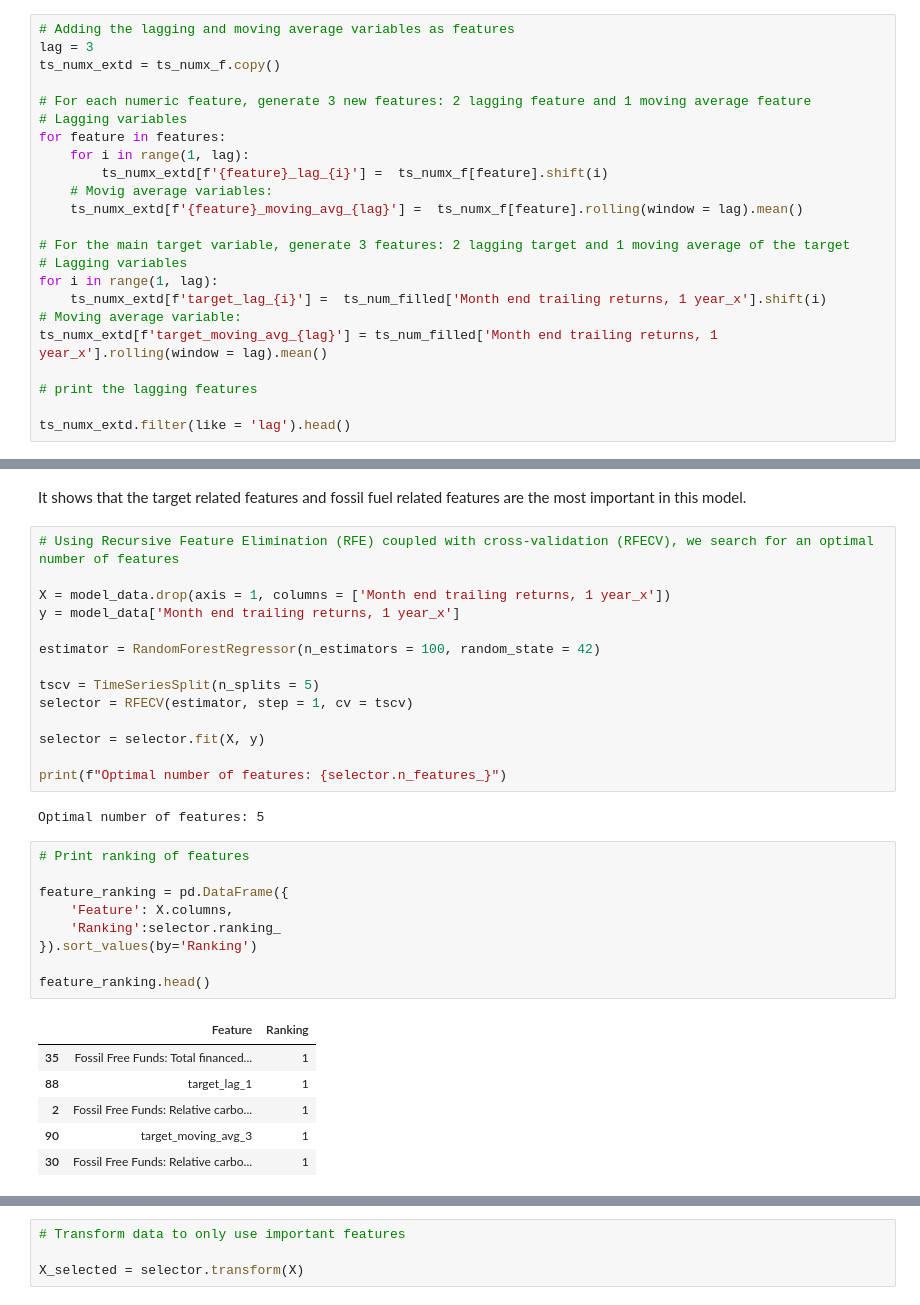
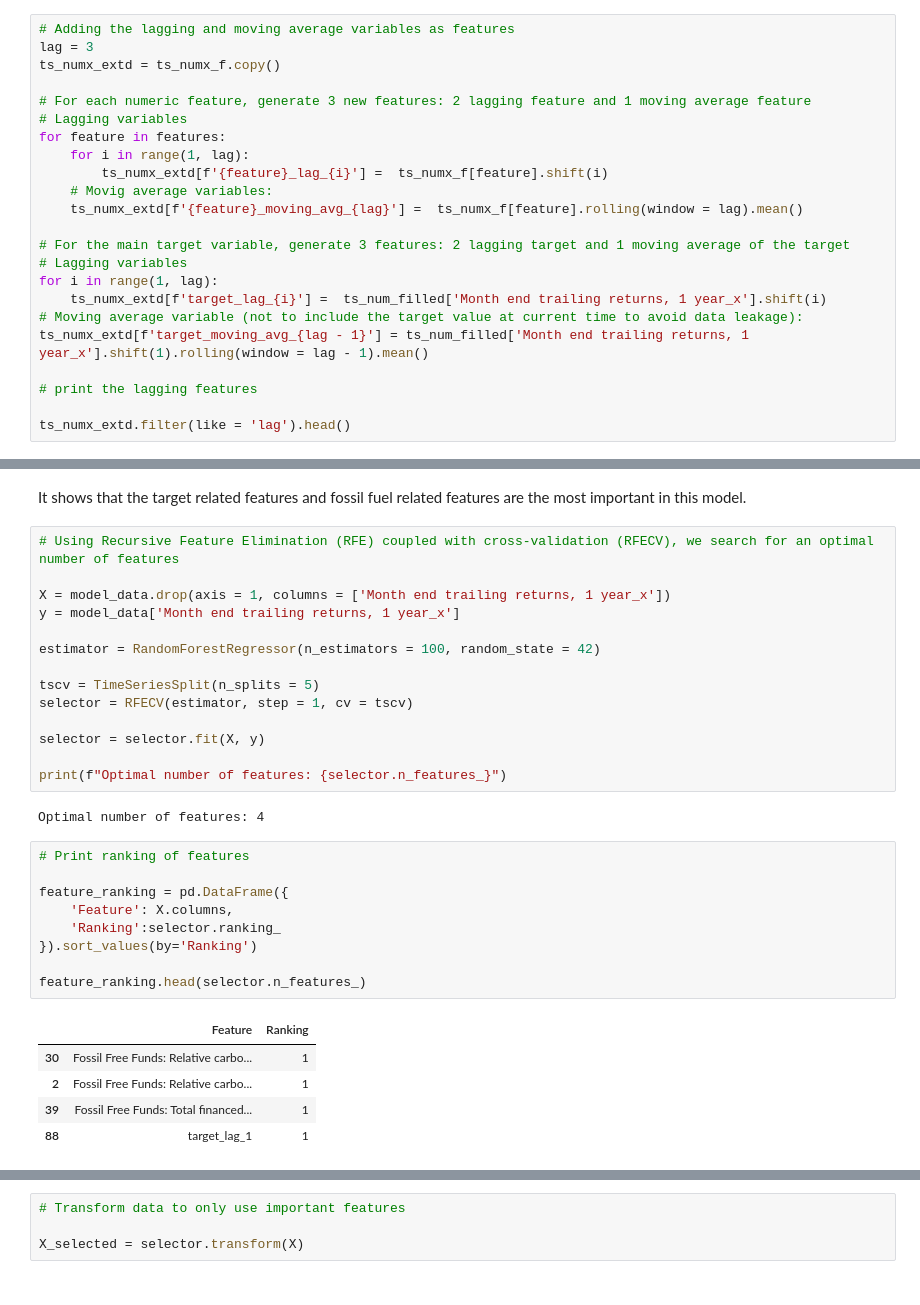
Before and after one commit to melaine-000/Capstone-2, a Jupyter notebook: data-preprocessing-modeling-exploration.ipynb, the cells around one changed output, grey strips where cells are left out. Drawn from its saved outputs; the diff is of its cells as text.

```diff
--- a/data-preprocessing-modeling-exploration.ipynb
+++ b/data-preprocessing-modeling-exploration.ipynb
@@ -580,8 +620,8 @@ for feature in features:
 # Lagging variables
 for i in range(1, lag):
     ts_numx_extd[f'target_lag_{i}'] =  ts_num_filled['Month end trailing returns, 1 year_x'].shift(i)
-# Moving average variable:
-ts_numx_extd[f'target_moving_avg_{lag}'] = ts_num_filled['Month end trailing returns, 1 year_x'].rolling(window = lag).mean()
+# Moving average variable (not to include the target value at current time to avoid data leakage):
+ts_numx_extd[f'target_moving_avg_{lag - 1}'] = ts_num_filled['Month end trailing returns, 1 year_x'].shift(1).rolling(window = lag - 1).mean()
 
 # print the lagging features
 
@@ -753,21 +791,20 @@ selector = selector.fit(X, y)
 
 print(f"Optimal number of features: {selector.n_features_}")
 # %% [output]
-Optimal number of features: 5
+Optimal number of features: 4
 # %%
 # Print ranking of features
 
 feature_ranking = pd.DataFrame({
     'Feature': X.columns,
     'Ranking':selector.ranking_
 }).sort_values(by='Ranking')
 
-feature_ranking.head()
+feature_ranking.head(selector.n_features_)
 # %% [output]
 |  | Feature | Ranking |
-| 35 | Fossil Free Funds: Total financed... | 1 |
+| 30 | Fossil Free Funds: Relative carbo... | 1 |
+| 2 | Fossil Free Funds: Relative carbo... | 1 |
+| 39 | Fossil Free Funds: Total financed... | 1 |
 | 88 | target_lag_1 | 1 |
-| 2 | Fossil Free Funds: Relative carbo... | 1 |
-| 90 | target_moving_avg_3 | 1 |
-| 30 | Fossil Free Funds: Relative carbo... | 1 |
 # %% [markdown]
```
Also changed, not shown: parts of 21 cells of this notebook.
